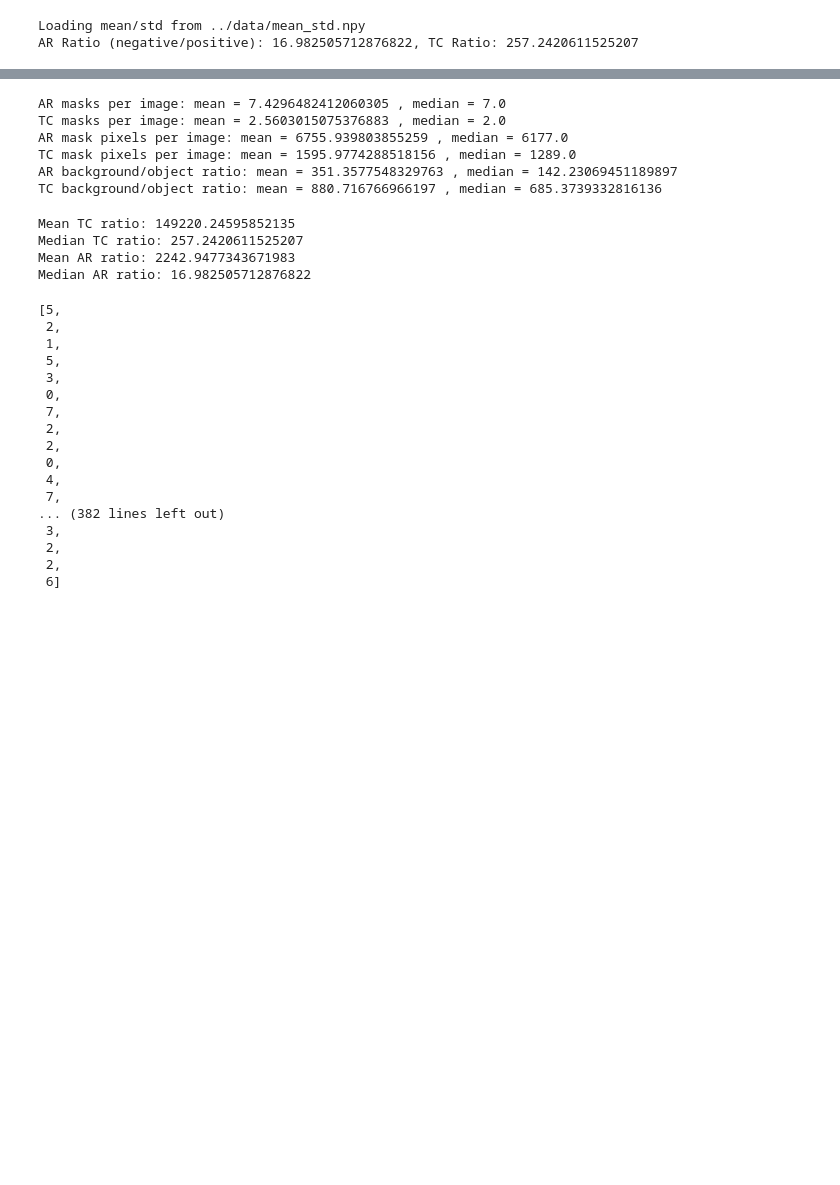
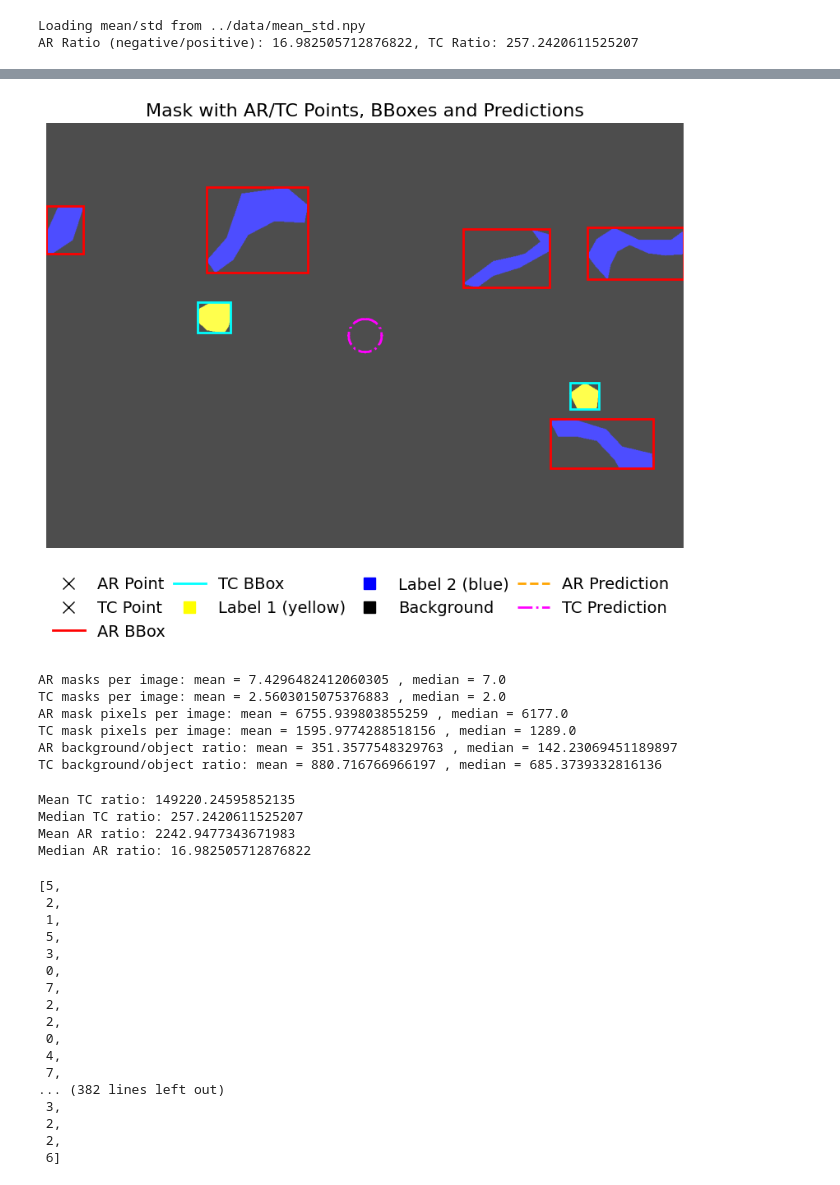
Before and after one commit to thangible/ClimateSAM, a Jupyter notebook: dataset_exploration.ipynb, the cells around one changed output, grey strips where cells are left out. Cells and saved outputs as stored; diff of their text form; code cells hidden in the pictures; blank space fills up the shorter version.

```diff
--- a/dataset_exploration.ipynb
+++ b/dataset_exploration.ipynb
@@ -10,0 +188,4 @@ AR Ratio (negative/positive): 16.982505712876822, TC Ratio: 257.2420611525207
+# %%
+fig
+# %% [output]
+[figure, added]
```
Also changed, not shown: parts of 6 cells of this notebook, 2 other files.
